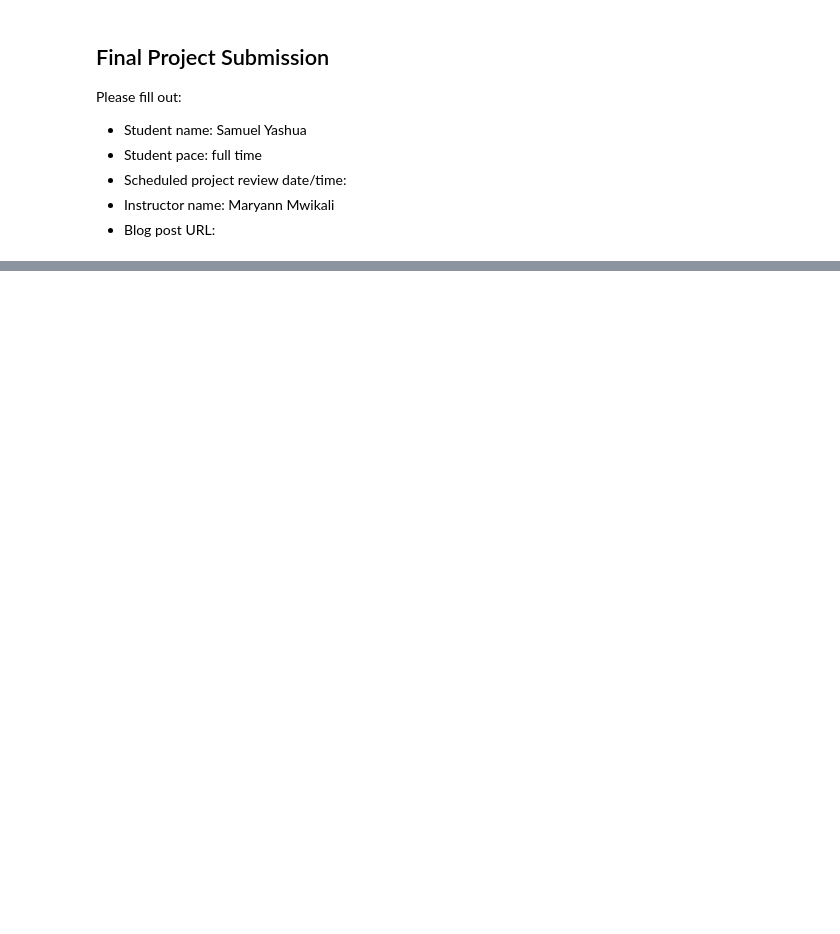
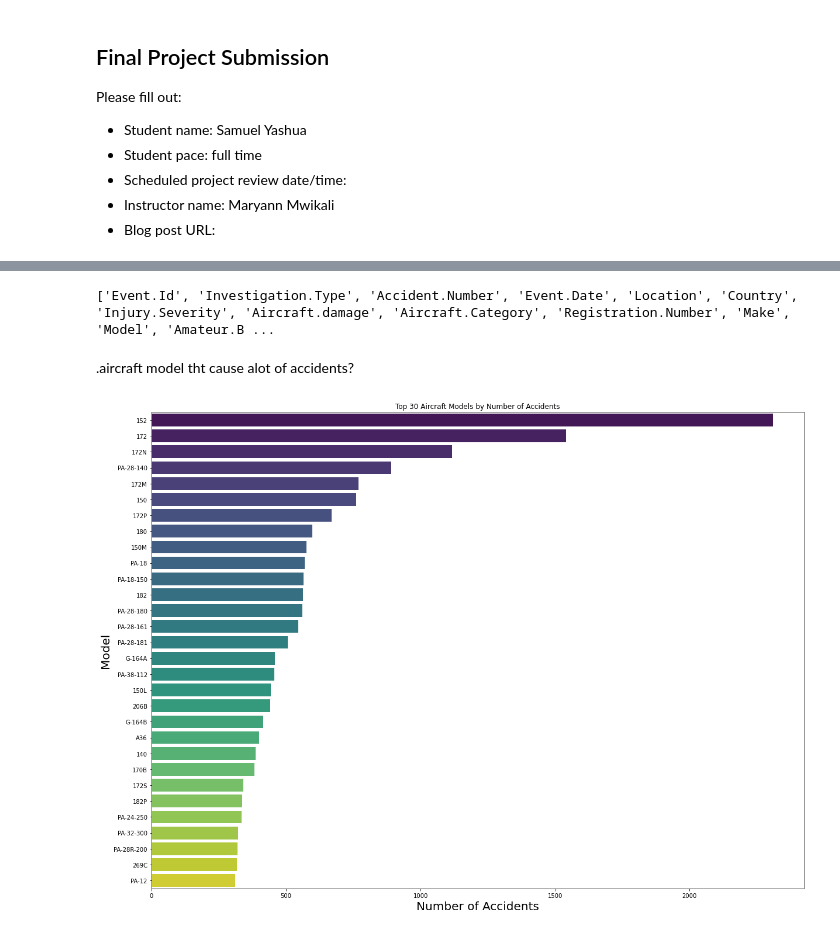
Before and after one commit to Yash-source-dev/dsc-phase-1-project-v3, a Jupyter notebook: student.ipynb, the cells around one changed output, grey strips where cells are left out. Drawn from its saved outputs; the diff is of its cells as text; code cells hidden in the pictures; blank space fills up the shorter version.

Commit message:
Added analysis for aircraft accidents

```diff
--- a/student.ipynb
+++ b/student.ipynb
@@ -212,3 +237,20 @@ dtype: object
+# %%
+#i decided to create a variable to show columns tht consist of missng values
+categorical_columns = [
+    'Location', 'Country', 'Injury.Severity', 'Aircraft.damage',
+    'Registration.Number', 'Make', 'Model', 'Amateur.Built',
+    'Engine.Type', 'Purpose.of.flight', 'Weather.Condition',
+    'Report.Status', 'Event.Id', 'Accident.Number'
+]
+#a for loop to fetch columns tht have less than 10% missing data and also  Drop rows with missing values in that column
+for column in categorical_columns:
+    if df[column].isnull().mean() < 0.1:
+        df.dropna(subset=[column], inplace=True)
+# %%
+#as much as it missed alot of data,i felt its of importance as it will let me understand which aircraft category caused alot of accidents
+df['Aircraft.Category'].fillna('unknown', inplace=True)
+df['Broad.phase.of.flight'].fillna('unknown', inplace=True)
+df['Publication.Date'].fillna('unknown', inplace=True)
 # %%
 df.isna().sum()
 # %% [output]
@@ -231,12 +273 @@ Publication.Date          15230
 dtype: int64
-# %%
-categorical_columns = [
-    'Location', 'Country', 'Injury.Severity', 'Aircraft.damage',
-    'Registration.Number', 'Make', 'Model', 'Amateur.Built',
-    'Engine.Type', 'Purpose.of.flight', 'Weather.Condition',
-    'Broad.phase.of.flight', 'Report.Status', 'Publication.Date'
-]
-for column in categorical_columns:
-    if df[column].isnull().mean() < 0.1:
-        mode_value = df[column].mode()[0]
-        df[column].fillna(mode_value, inplace=True)
@@ -263,8 +274,3 @@ dtype: int64
-# %%
-f_cleaned = df.dropna(subset=['Broad.phase.of.flight', 'Publication.Date'])
-df['Broad.phase.of.flight'] = df['Broad.phase.of.flight'].fillna('Unknown')
-df['Publication.Date'] = df['Publication.Date'].fillna('Unknown')
-df_cleaned = df.drop(['Broad.phase.of.flight', 'Publication.Date'], axis=1)
 # %%
 df.info()
 # %% [output]
@@ -342,0 +310,19 @@ plt.show()
+# %%
+column_names = df.columns.tolist()
+print(column_names)
+# %% [output]
+['Event.Id', 'Investigation.Type', 'Accident.Number', 'Event.Date', 'Location', 'Country', 'Injury.Severity', 'Aircraft.damage', 'Aircraft.Category', 'Registration.Number', 'Make', 'Model', 'Amateur.B ...
+# %% [markdown]
+.aircraft model tht cause alot of accidents?
+# %%
+# Count accidents by aircraft model
+aircraft_accidents = df['Model'].value_counts().reset_index()
+aircraft_accidents.columns = ['Model', 'Number of Accidents']
+plt.figure(figsize=(20, 15))
+sns.barplot(data=aircraft_accidents.head(30), x='Number of Accidents', y='Model', palette='viridis')
+plt.title('Top 30 Aircraft Models by Number of Accidents')
+plt.xlabel('Number of Accidents',fontsize=20)
+plt.ylabel('Model',fontsize=20)
+plt.show()
+# %% [output]
+[figure, added]
```
Also changed, not shown: parts of 47 cells of this notebook.
